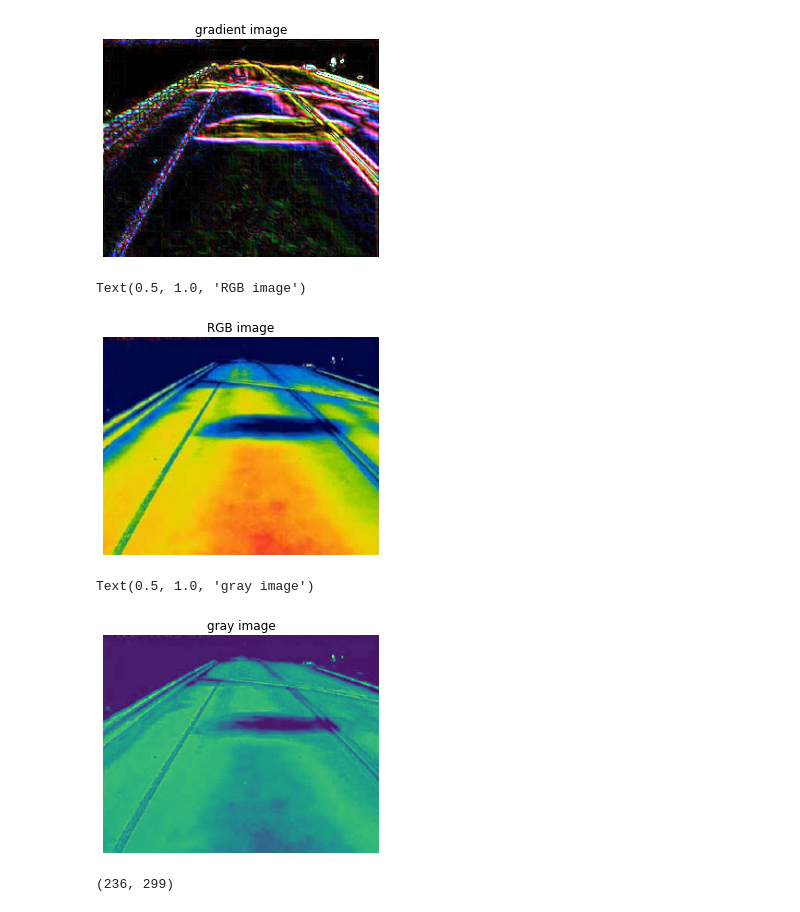
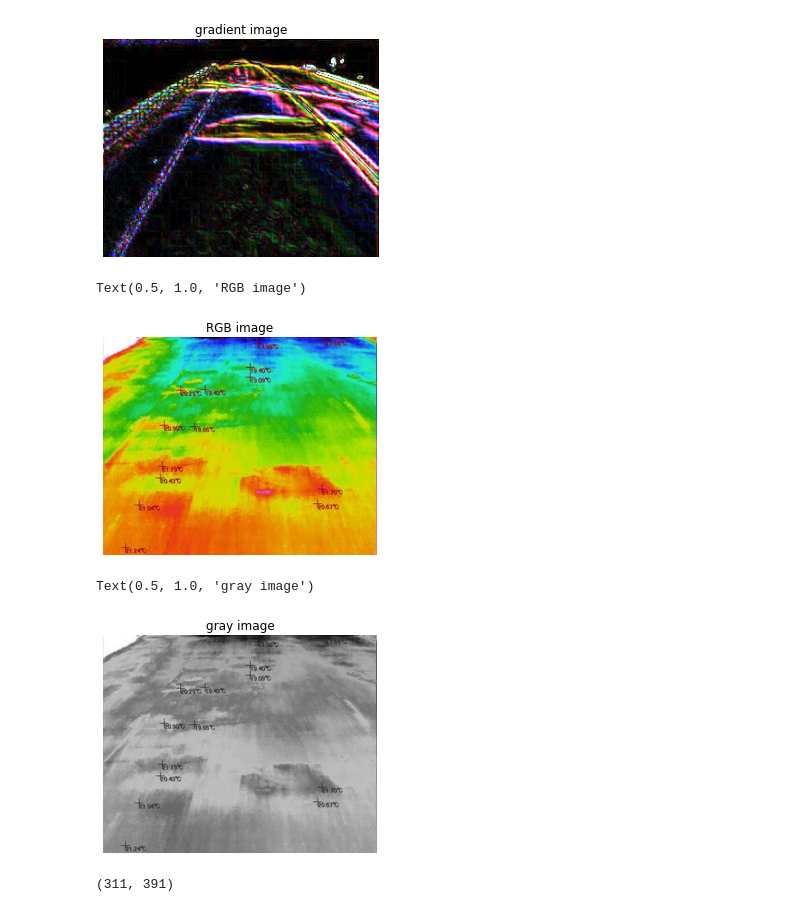
Before and after one commit to tjboise/Damage_Density, a Jupyter notebook: IR_related_news.ipynb, the cells around one changed output. Drawn from its saved outputs; the diff is of its cells as text; code cells hidden in the pictures.

```diff
--- a/IR_related_news.ipynb
+++ b/IR_related_news.ipynb
@@ -97,34 +92,35 @@ plt.title('gradient image')
 Text(0.5, 1.0, 'gradient image')
 [figure]
 # %%
-imgo = cv2.imread('IRimage_opencv/img2.jpg')
-def imgconvert(img):
-    b,g,r=cv2.split(img)
-    img=cv2.merge((r,g,b))
-    return img
-imgo=imgconvert(imgo)
+imgo = cv2.imread('/Users/zhangtianjie/Documents/GitHub/IR_image_process/IRimages/图片4.jpg')
+# def imgconvert(img):
+#     b,g,r=cv2.split(img)
+#     img=cv2.merge((r,g,b))
+#     return img
+imgo=cv2.cvtColor(imgo,cv2.COLOR_BGR2RGB)
+#imgo=imgconvert(imgo)
 plt.imshow(imgo)
 plt.axis('off')
 plt.title('RGB image')
 # %% [output]
 Text(0.5, 1.0, 'RGB image')
-[figure, old version]
+[figure, new version]
 # %%
-imgo = cv2.imread('IRimage_opencv/img2.jpg')
+#imgo = cv2.imread('IRimage_opencv/img2.jpg')
 img1=cv2.cvtColor(imgo,cv2.COLOR_RGB2GRAY)
-plt.imshow(img1)
+plt.imshow(img1,cmap='gray')
 plt.axis('off')
 plt.title('gray image')
 # %% [output]
 Text(0.5, 1.0, 'gray image')
-[figure, old version]
+[figure, new version]
 # %%
 b=imgo[:,:,2]
 # %%
 [m,n]=b.shape
 m,n
 # %% [output]
-(236, 299)
+(311, 391)
 # %%
 c=np.zeros((m,n))
 d=np.zeros((m,n))
```
Also changed, not shown: parts of 17 cells of this notebook, 2 other files.
